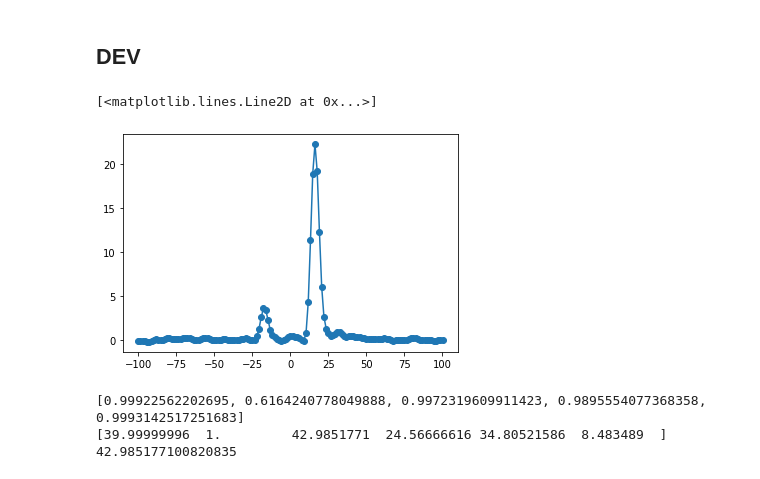
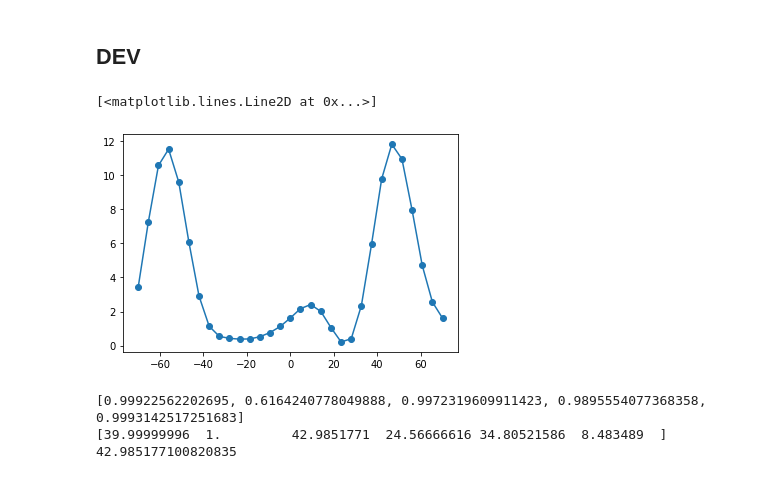
Before and after one commit to hkwang/COPS_analysis, a Jupyter notebook: dev/cops_nopyruvate.ipynb, the cells around one changed output. Cells and saved outputs as stored; diff of their text form; code cells hidden in the pictures.

```diff
--- a/dev/cops_nopyruvate.ipynb
+++ b/dev/cops_nopyruvate.ipynb
@@ -15,6 +15,6 @@ from cops_analysis import cops_analyze
 # %%
 %%time
 import os
-os.chdir('/home/nmrbox/hwang/Documents/COPS_dev/no_pyruvate/')
-a = cops_analyze(['GB1_BCG1.ucsf','GB1_BCG3.ucsf','GB1_BCG4.ucsf','GB1_BCG5.ucsf','GB1_BCG6.ucsf',], mode='HCA',pyruvate_on=False)
+os.chdir('/home/nmrbox/hwang/Documents/COPS_dev/')
+a = cops_analyze(['../no_pyruvate/GB1_BCG1.ucsf','../no_pyruvate/GB1_BCG3.ucsf','../no_pyruvate/GB1_BCG4.ucsf','../no_pyruvate/GB1_BCG5.ucsf','../no_pyruvate/GB1_BCG6.ucsf',], mode='HCA',pyruvate_on=False)
 # %% [output]
@@ -23,5 +23,5 @@ Wall time: 16.6 ms
 # %%
-tb=pd.read_fwf('GB1_BCG1.list', infer_nrows=300)
+tb=pd.read_fwf('../no_pyruvate/GB1_BCG1.list', infer_nrows=300)
 tb = tb.rename(columns={'w1':'CA','w2':'HN'})
 
 #realign spectra
@@ -127,13 +143,13 @@ def extract1D(data_pt_ppm, spectrum, uc, sw=100.1, C_offset = 0, normalize=False
         trace=trace/normalizer*(2*hz_bounds+1)
     return hz_vals, trace
 # %%
-diagnose = shifts_array[0] #18 for K27, #-4 for K49
-diagnose = [51.6, 8.21]
-hz, nocop_trace= extract1D(diagnose, a.cop_dats[0], a.cop_unit_convs[0], normalize=True)
+diagnose = shifts_array[3] #18 for K27, #-4 for K49
+#diagnose = [51.6, 8.21]
+hz, nocop_trace= a.extract1D(diagnose, a.cop_dats[0], a.cop_unit_convs[0], sw=70, normalize=True)
 plt.plot(hz, nocop_trace, '-o')
 # %% [output]
 [<matplotlib.lines.Line2D at 0x...>]
-[figure, old version]
+[figure, new version]
 # %%
 data = shifts_array[1]
 params,_ = a.CalcCB(data, simple_output=False)
```
Also changed, not shown: parts of 4 cells of this notebook, 3 other files.
